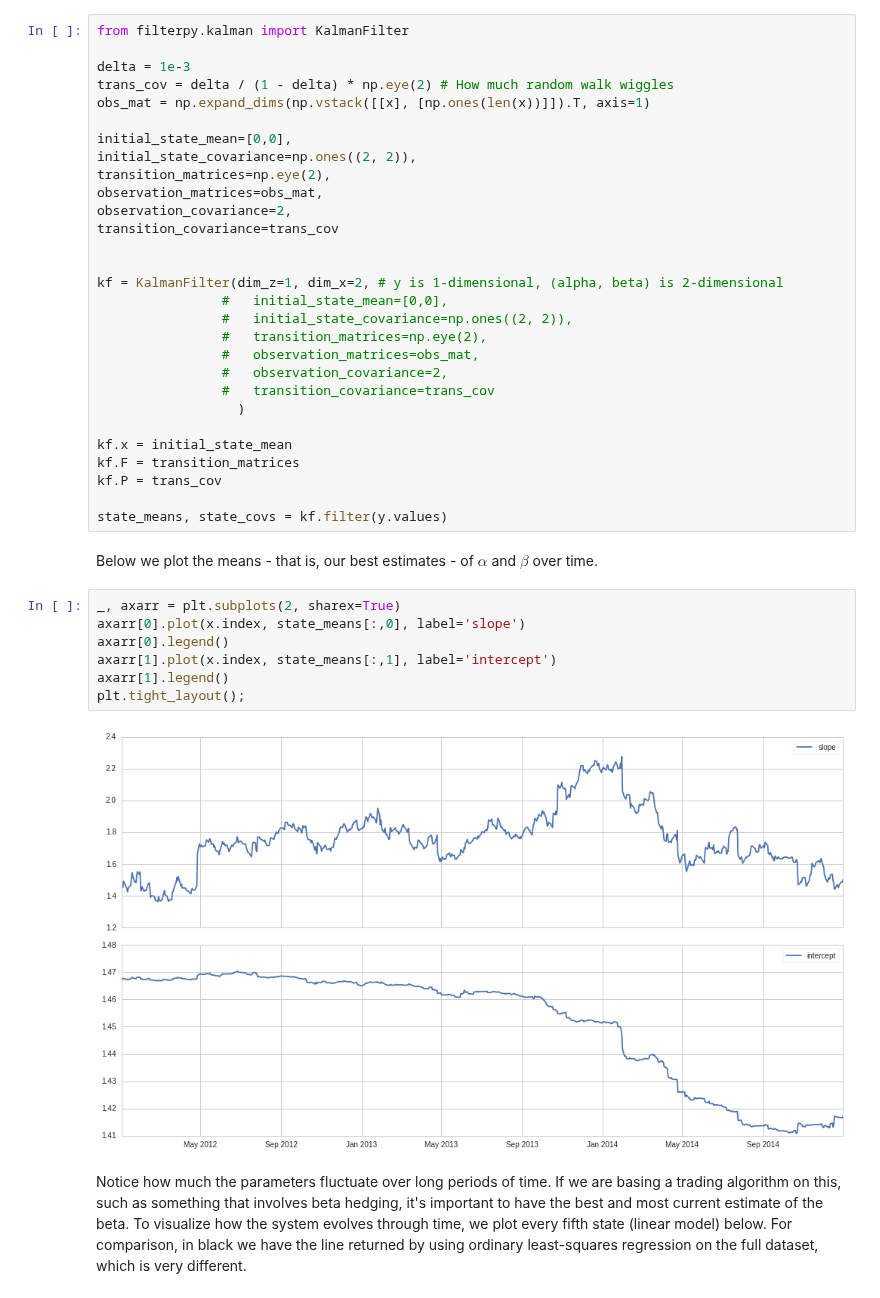
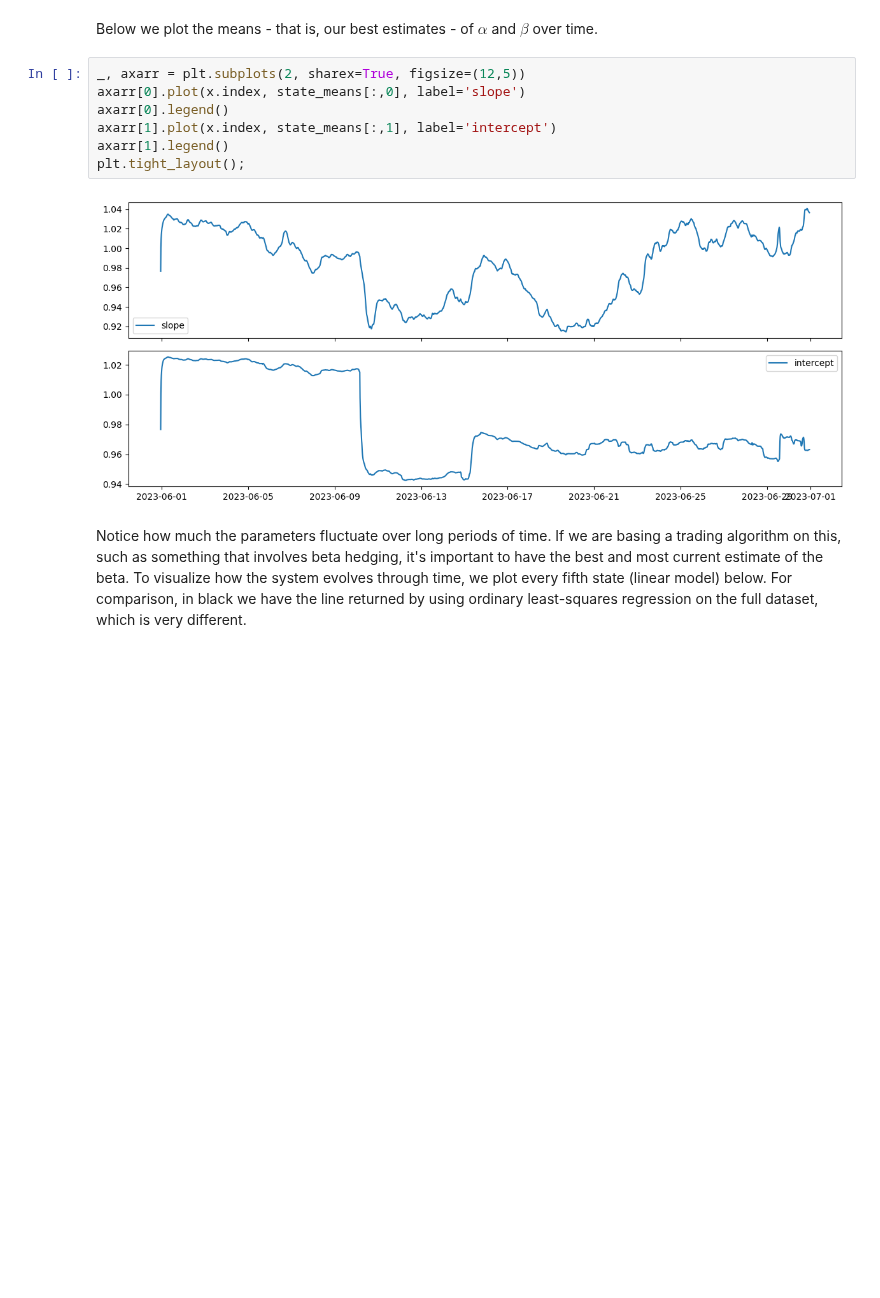
Before and after one commit to petarkabashki/pk-crypto-tools, a Jupyter notebook: research/pairs-trading/kalma-filters.ipynb, the cells around one changed output. Cells and saved outputs as stored; diff of their text form; blank space fills up the shorter version.

```diff
--- a/research/pairs-trading/kalma-filters.ipynb
+++ b/research/pairs-trading/kalma-filters.ipynb
@@ -304,43 +305,14 @@ ValueError: object has no __init__ method
-# %%
-from filterpy.kalman import KalmanFilter
-
-delta = 1e-3
-trans_cov = delta / (1 - delta) * np.eye(2) # How much random walk wiggles
-obs_mat = np.expand_dims(np.vstack([[x], [np.ones(len(x))]]).T, axis=1)
-
-initial_state_mean=[0,0],
-initial_state_covariance=np.ones((2, 2)),
-transition_matrices=np.eye(2),
-observation_matrices=obs_mat,
-observation_covariance=2,
-transition_covariance=trans_cov
-
-
-kf = KalmanFilter(dim_z=1, dim_x=2, # y is 1-dimensional, (alpha, beta) is 2-dimensional
-                #   initial_state_mean=[0,0],
-                #   initial_state_covariance=np.ones((2, 2)),
-                #   transition_matrices=np.eye(2),
-                #   observation_matrices=obs_mat,
-                #   observation_covariance=2,
-                #   transition_covariance=trans_cov
-                  )
-
-kf.x = initial_state_mean
-kf.F = transition_matrices
-kf.P = trans_cov
-
-state_means, state_covs = kf.filter(y.values)
 # %% [markdown]
 Below we plot the means - that is, our best estimates - of $\alpha$ and $\beta$ over time.
 # %%
-_, axarr = plt.subplots(2, sharex=True)
+_, axarr = plt.subplots(2, sharex=True, figsize=(12,5))
 axarr[0].plot(x.index, state_means[:,0], label='slope')
 axarr[0].legend()
 axarr[1].plot(x.index, state_means[:,1], label='intercept')
 axarr[1].legend()
 plt.tight_layout();
 # %% [output]
-[figure, old version]
+[figure, new version]
 # %% [markdown]
 Notice how much the parameters fluctuate over long periods of time. If we are basing a trading algorithm on this, such as something that involves beta hedging, it's important to have the best and most current estimate of the beta. To visualize how the system evolves through time, we plot every fifth state (linear model) below. For comparison, in black we have the line returned by using ordinary least-squares regression on the full dataset, which is very different.
 # %%
```
Also changed, not shown: parts of 10 cells of this notebook, 8 other files.
